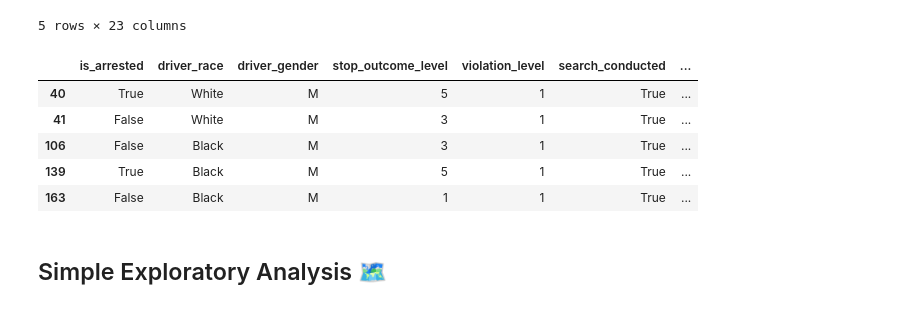
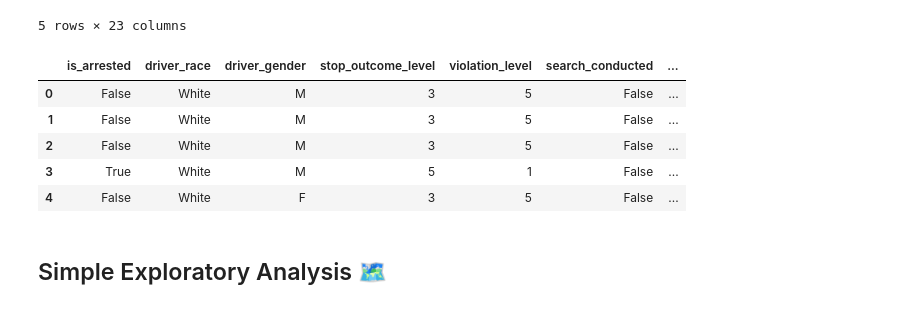
Before and after one commit to GUILN/masters-data-science, a Jupyter notebook: notebooks/trabalho_data_science_old.ipynb, the cells around one changed output. Drawn from its saved outputs; the diff is of its cells as text; code cells hidden in the pictures.

```diff
--- a/notebooks/trabalho_data_science.ipynb
+++ b/notebooks/trabalho_data_science_old.ipynb
@@ -249,34 +249,36 @@ featured_df.head()
 # %%
 search_type_features = [
     "is_arrested",
     "driver_race",
     "driver_gender",
     "stop_outcome_level",
     "violation_level",
     "search_conducted",
     "search_type",
     "drugs_related_stop",
     "driver_age_bins",
     "is_black_or_hispanic",
 ]
 search_type_df = featured_df.copy()
 search_type_df = search_type_df[search_type_features]
 
+encoded_search_type_features = []
 """
 Criação de atributos no estilo 'one-hot encoder' para a feature `search_type`
 """
 for s_type in all_search_types:
     col_name = s_type.replace(" ", "_").lower()
+    encoded_search_type_features.append(col_name)
     search_type_df[col_name] = search_type_df.search_type.str.contains(s_type).astype(int)
 
 search_type_df.head()
 # %% [output]
 |  | is_arrested | driver_race | driver_gender | stop_outcome_level | violation_level | search_conducted | ... |
-| 40 | True | White | M | 5 | 1 | True | ... |
-| 41 | False | White | M | 3 | 1 | True | ... |
-| 106 | False | Black | M | 3 | 1 | True | ... |
-| 139 | True | Black | M | 5 | 1 | True | ... |
-| 163 | False | Black | M | 1 | 1 | True | ... |
+| 0 | False | White | M | 3 | 5 | False | ... |
+| 1 | False | White | M | 3 | 5 | False | ... |
+| 2 | False | White | M | 3 | 5 | False | ... |
+| 3 | True | White | M | 5 | 1 | False | ... |
+| 4 | False | White | F | 3 | 5 | False | ... |
 # %% [markdown]
 ## Simple Exploratory Analysis 🗺️
 # %% [markdown]
```
Also changed, not shown: parts of 6 cells of this notebook, 1 other file.
